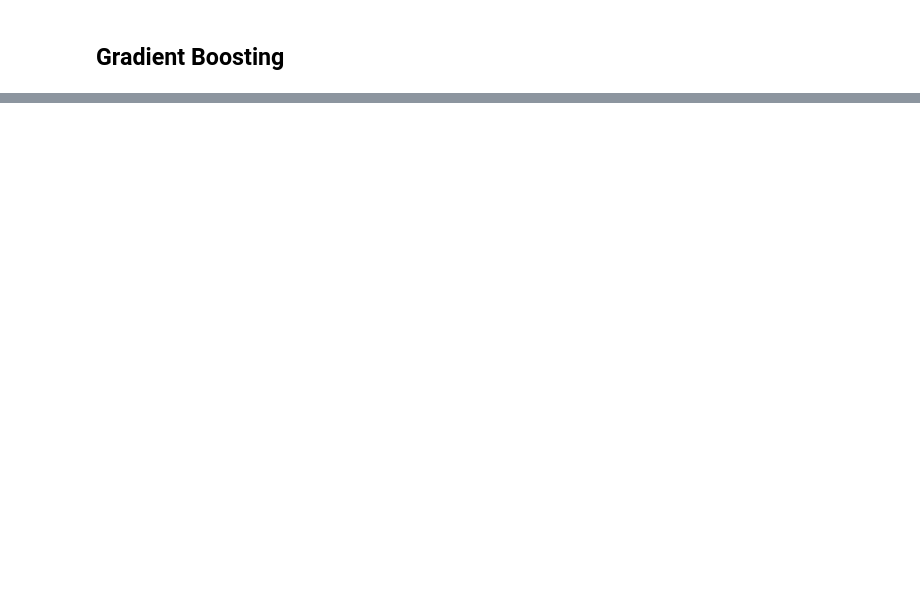
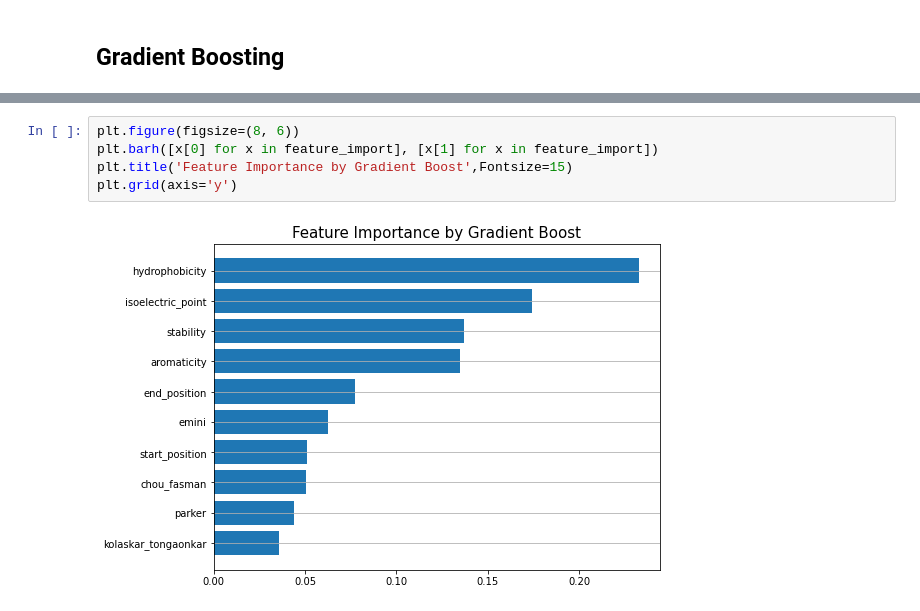
Before and after one commit to Meiqi-Wu/vaccine-discovery, a Jupyter notebook: model_baseline.ipynb, the cells around one changed output, grey strips where cells are left out. Drawn from its saved outputs; the diff is of its cells as text; blank space fills up the shorter version.

```diff
--- a/model_baseline.ipynb
+++ b/model_baseline.ipynb
@@ -275,0 +351,7 @@ Test confusion matrix:
+# %%
+plt.figure(figsize=(8, 6))
+plt.barh([x[0] for x in feature_import], [x[1] for x in feature_import])
+plt.title('Feature Importance by Gradient Boost',Fontsize=15)
+plt.grid(axis='y')
+# %% [output]
+[figure, added]
```
Also changed, not shown: parts of 24 cells of this notebook.
